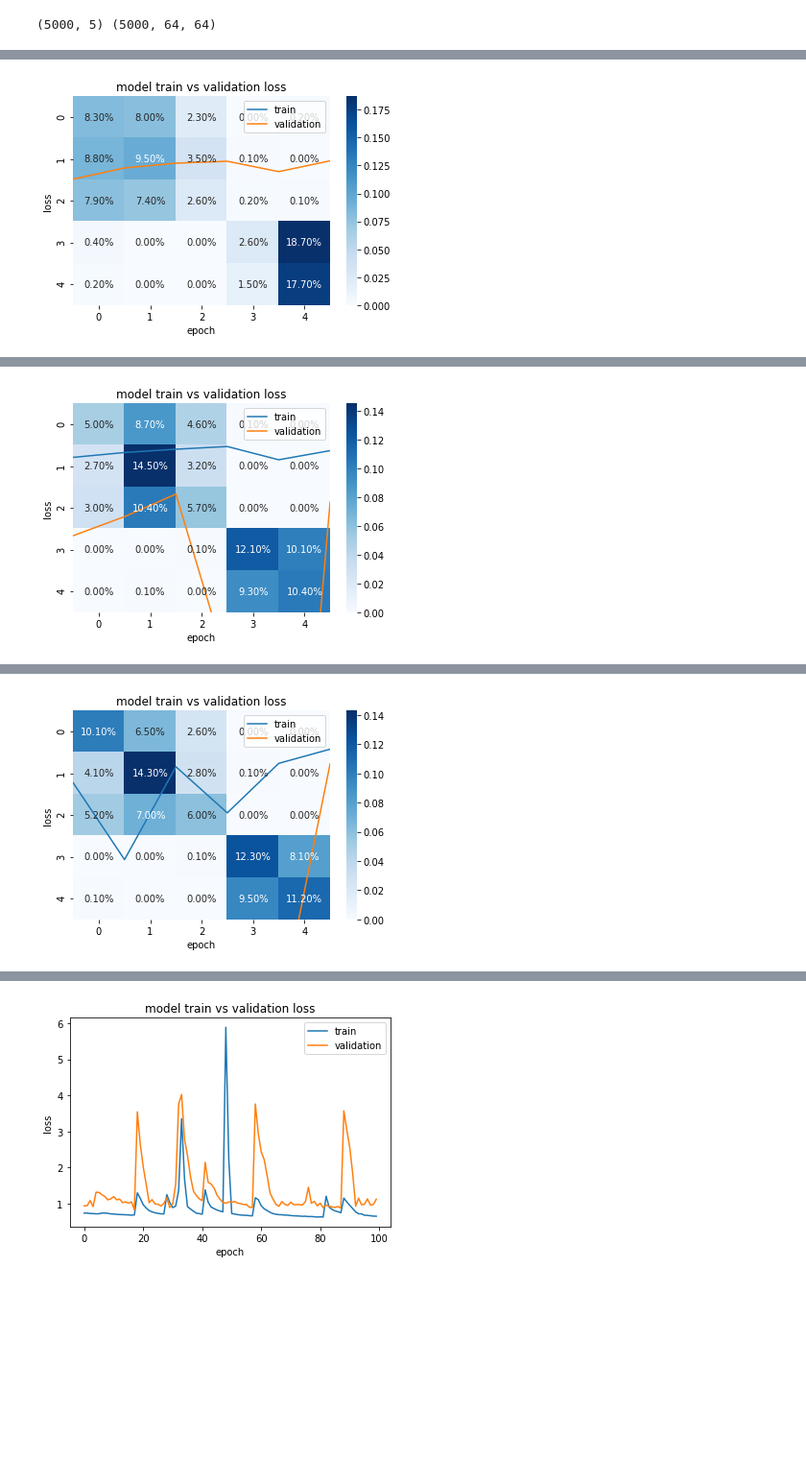
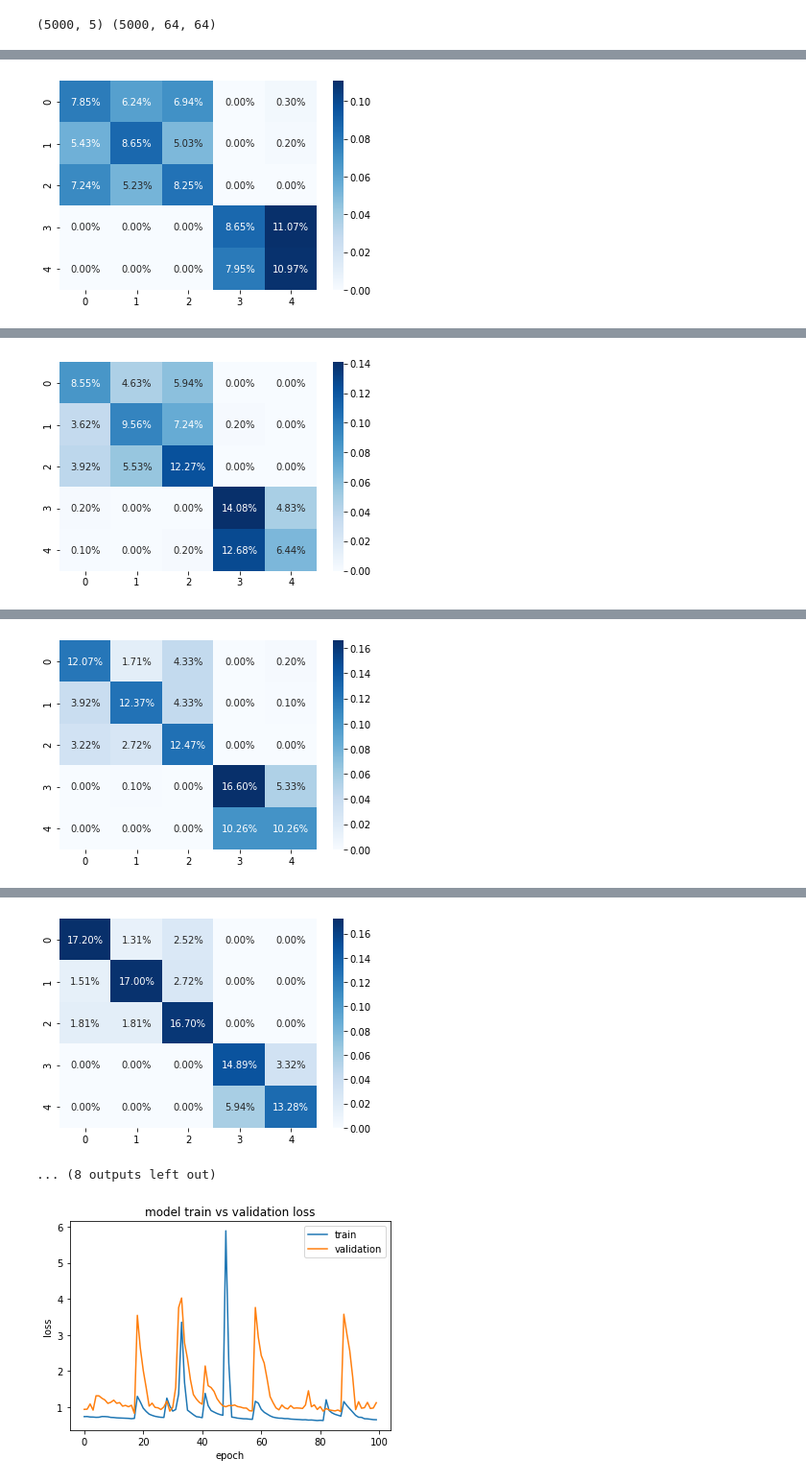
Before and after one commit to Syed-Osama-Hussain/Imagined-Speech-Prediction-from-EEG, a Jupyter notebook: Combined_matrices_model.ipynb, the cells around one changed output, grey strips where cells are left out. Shown at 96% size. Drawn from its saved outputs; the diff is of its cells as text; code cells hidden in the pictures; blank space fills up the shorter version.

```diff
--- a/Combined_matrices_model.ipynb
+++ b/Combined_matrices_model.ipynb
@@ -148,5 +147,5 @@ optimizer = Adam(learning_rate=0.00001)
 # %%
 model.compile(optimizer=optimizer, loss='categorical_crossentropy', metrics=['accuracy'])
 # %%
-train_data, labels = shuffle(train_data, labels)
+data, labels = shuffle(train_data, labels)
 # %%
@@ -154,2 +153,7 @@ print(labels.shape,train_data.shape)
 # %% [output]
 (5000, 5) (5000, 64, 64)
+# %%
+y_test = labels[0:30]
+x_test = data[0:30]
+train_data = data[30:len(data)]
+train_labels = labels[30:len(labels)]
@@ -156,29 +164,31 @@ print(labels.shape,train_data.shape)
 # %%
-for i in range(5):
+histories = []
+for i in range(10):
   print("Iteration no ",i," for training \n=========\n=========\n=========")
 
-  train_data, labels = shuffle(train_data, labels)
+  train_data, train_labels = shuffle(train_data, train_labels)
 
   divide_percent=(len(train_data)*0.2)
-  x_test=train_data[0:int(divide_percent)]
-  y_test=labels[0:int(divide_percent)]
+  x_val=train_data[0:int(divide_percent)]
+  y_val=train_labels[0:int(divide_percent)]
   x_train = train_data[int(divide_percent):len(train_data)]
-  y_train = labels[int(divide_percent):len(labels)]
+  y_train = train_labels[int(divide_percent):len(train_labels)]
 
-  history = model.fit(x_train,y_train,validation_data=(x_test,y_test),epochs=100,verbose=1)
-  predictions = model.predict(x_test,verbose=0)
+  history = model.fit(x_train,y_train,validation_data=(x_val,y_val),epochs=100,verbose=1)
+  histories.append(history)
+  predictions = model.predict(x_val,verbose=0)
   np.round(predictions)
-  rounded_labels = np.argmax(y_test, axis=1)
+  rounded_labels = np.argmax(y_val, axis=1)
   rounded_predictions = np.argmax(predictions, axis=1)
   cf = confusion_matrix(rounded_labels,rounded_predictions)  # doctest: +SKIP
   sns.heatmap(cf/np.sum(cf), annot=True, fmt='.2%', cmap='Blues')
-  print("Loss Comparison ====================================================")
-  plt.plot(history.history['loss'])
-  plt.plot(history.history['val_loss'])
-  plt.title('model train vs validation loss')
-  plt.ylabel('loss')
-  plt.xlabel('epoch')
-  plt.legend(['train', 'validation'], loc='upper right')
+  # print("Loss Comparison ====================================================")
+  # plt.plot(history.history['loss'])
+  # plt.plot(history.history['val_loss'])
+  # plt.title('model train vs validation loss')
+  # plt.ylabel('loss')
+  # plt.xlabel('epoch')
+  # plt.legend(['train', 'validation'], loc='upper right')
   plt.show()
 # %% [output]
 Iteration no  0  for training
@@ -201,4 +211,4 @@ Loss Comparison ====================================================
-[figure, old version]
+[figure, new version]
 Iteration no  1  for training
 =========
 =========
@@ -219,4 +229,4 @@ Loss Comparison ====================================================
-[figure, old version]
+[figure, new version]
 Iteration no  2  for training
 =========
 =========
@@ -237,4 +247,4 @@ Loss Comparison ====================================================
-[figure, old version]
+[figure, new version]
 Iteration no  3  for training
 =========
 =========
@@ -274,3 +301,5 @@ Loss Comparison ====================================================
+[figure, added]
+... (8 outputs left out)
 # %%
   plt.plot(history.history['loss'])
   plt.plot(history.history['val_loss'])
```
Also changed, not shown: parts of 8 cells of this notebook.
